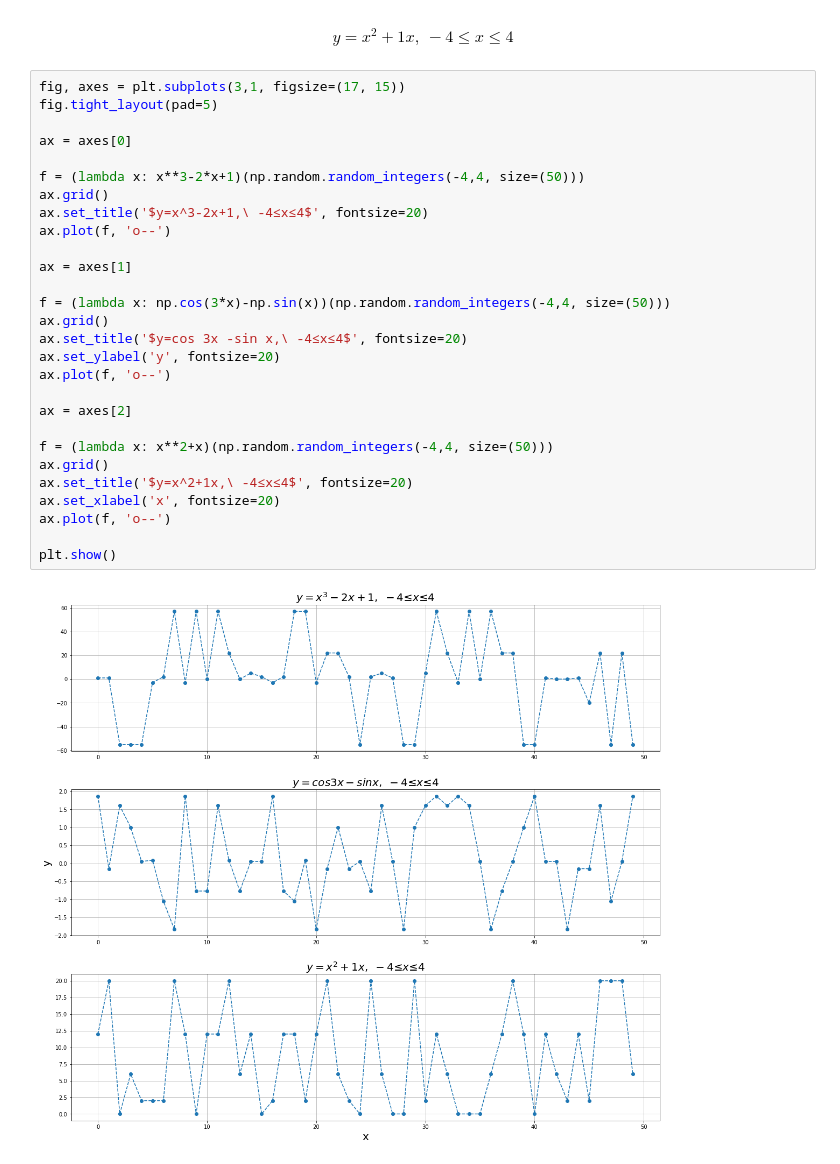
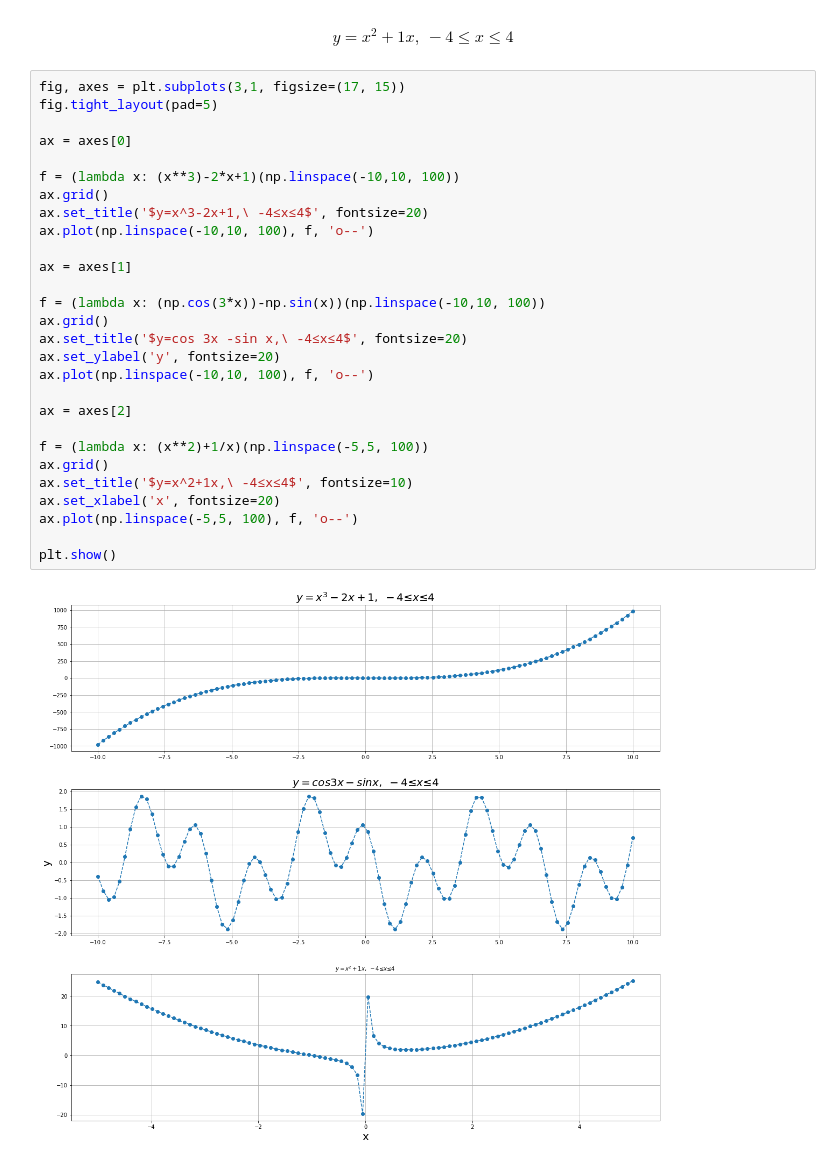
Before and after one commit to Acidinface/ds-learning_hw, a Jupyter notebook: Kapitonov_Oleksandr_homework_6.ipynb, the cells around one changed output. Drawn from its saved outputs; the diff is of its cells as text.

```diff
--- a/Kapitonov_Oleksandr_homework_6.ipynb
+++ b/Kapitonov_Oleksandr_homework_6.ipynb
@@ -154,30 +174,30 @@ $$y=x^2+1x,\ -4≤x≤4$$
 # %%
 fig, axes = plt.subplots(3,1, figsize=(17, 15))
 fig.tight_layout(pad=5)
 
 ax = axes[0]
 
-f = (lambda x: x**3-2*x+1)(np.random.random_integers(-4,4, size=(50)))
+f = (lambda x: (x**3)-2*x+1)(np.linspace(-10,10, 100))
 ax.grid()
 ax.set_title('$y=x^3-2x+1,\ -4≤x≤4$', fontsize=20)
-ax.plot(f, 'o--')
+ax.plot(np.linspace(-10,10, 100), f, 'o--')
 
 ax = axes[1]
 
-f = (lambda x: np.cos(3*x)-np.sin(x))(np.random.random_integers(-4,4, size=(50)))
+f = (lambda x: (np.cos(3*x))-np.sin(x))(np.linspace(-10,10, 100))
 ax.grid()
 ax.set_title('$y=cos 3x -sin x,\ -4≤x≤4$', fontsize=20)
 ax.set_ylabel('y', fontsize=20)
-ax.plot(f, 'o--')
+ax.plot(np.linspace(-10,10, 100), f, 'o--')
 
 ax = axes[2]
 
-f = (lambda x: x**2+x)(np.random.random_integers(-4,4, size=(50)))
+f = (lambda x: (x**2)+1/x)(np.linspace(-5,5, 100))
 ax.grid()
-ax.set_title('$y=x^2+1x,\ -4≤x≤4$', fontsize=20)
+ax.set_title('$y=x^2+1x,\ -4≤x≤4$', fontsize=10)
 ax.set_xlabel('x', fontsize=20)
-ax.plot(f, 'o--')
+ax.plot(np.linspace(-5,5, 100), f, 'o--')
 
 plt.show()
 # %% [output]
-[figure, old version]
+[figure, new version]
```
Also changed, not shown: parts of 5 cells of this notebook.
